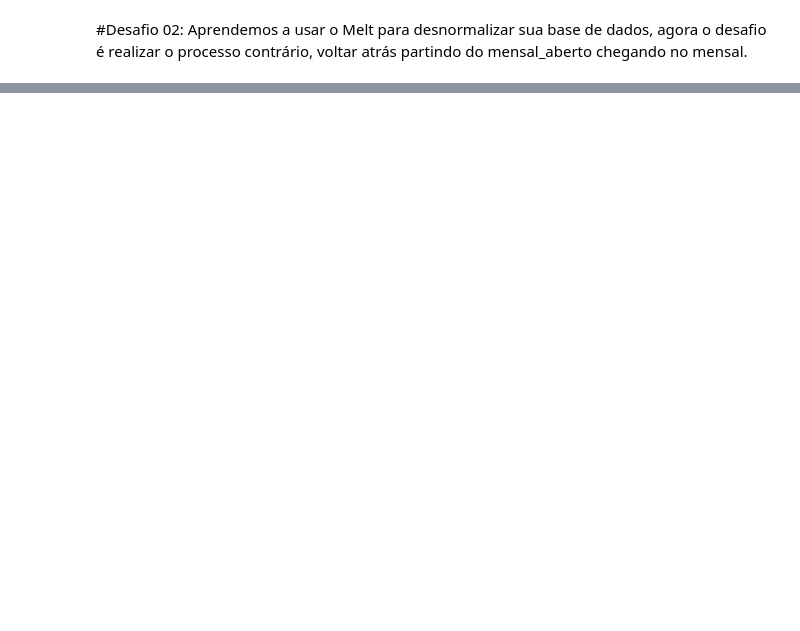
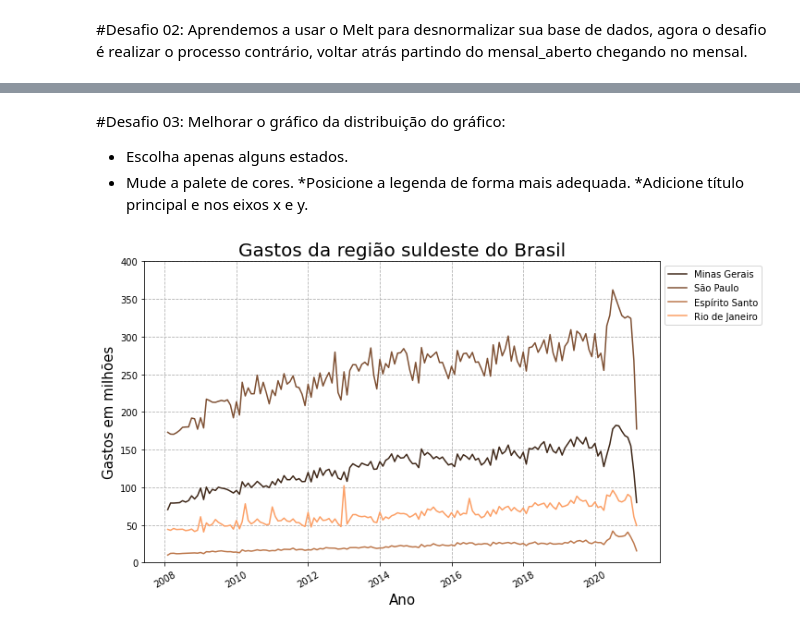
Before and after one commit to laugustovieira/BootCamp---Data-Science, a Jupyter notebook: Desafios_Modulo2_Aula4.ipynb, the cells around one changed output, grey strips where cells are left out. Saved outputs shown, nothing was run; the diff lists cells and outputs as text; code cells hidden in the pictures; blank space fills up the shorter version.

Commit message:
Desafio 02 e 03

```diff
--- a/Desafios_Modulo2_Aula4.ipynb
+++ b/Desafios_Modulo2_Aula4.ipynb
@@ -142,2 +143,7 @@ print(data_atual)
 # %% [markdown]
 #Desafio 02: Aprendemos a usar o Melt para desnormalizar sua base de dados, agora o desafio é realizar o processo contrário, voltar atrás partindo do mensal_aberto chegando no mensal.
+# %%
+#utilizando o melt para transformar cada coluna em uma linha
+mensal_aberto = mensal.reset_index().melt(id_vars=["index"])
+mensal_aberto.columns = ["mes","uf","gastos"]
+mensal_aberto.head()
@@ -143,0 +169,29 @@ print(data_atual)
+# %% [markdown]
+#Desafio 03: Melhorar o gráfico da distribuição do gráfico:
+
+* Escolha apenas alguns estados.
+* Mude a palete de cores.
+*Posicione a legenda de forma mais adequada.
+*Adicione título principal e nos eixos x e y.
+# %%
+mensal_aberto = mensal_aberto.set_index("uf")
+# %%
+mensal_aberto_filtrado = mensal_aberto.loc[["Minas Gerais","São Paulo","Espírito Santo", "Rio de Janeiro"]]
+# %%
+
+plt.figure(figsize = (10,6))
+ax = sns.lineplot(data = mensal_aberto_filtrado, x="mes", y="gastos", hue="uf", palette = 'copper')
+plt.xticks(rotation=30)
+plt.legend(bbox_to_anchor=(1,1))
+#comentando a linha abaixo percebe que o plota o gráfico por ano
+#ax.xaxis.set_major_locator(ticker.IndexLocator(base=12,offset=11))
+plt.grid(True, linestyle='--')
+plt.xlabel("Ano", fontsize= 15)
+plt.ylabel("Gastos em milhões", fontsize=15)
+plt.title("Gastos da região suldeste do Brasil", fontsize=20)
+plt.ylim(0,400)
+# colocar como o método achar melhor a representação do eixo x
+#ax.xaxis.set_major_locator(ticker.AutoLocator())
+plt.show()
+# %% [output]
+[figure, added]
```
Also changed, not shown: parts of 5 cells of this notebook.
